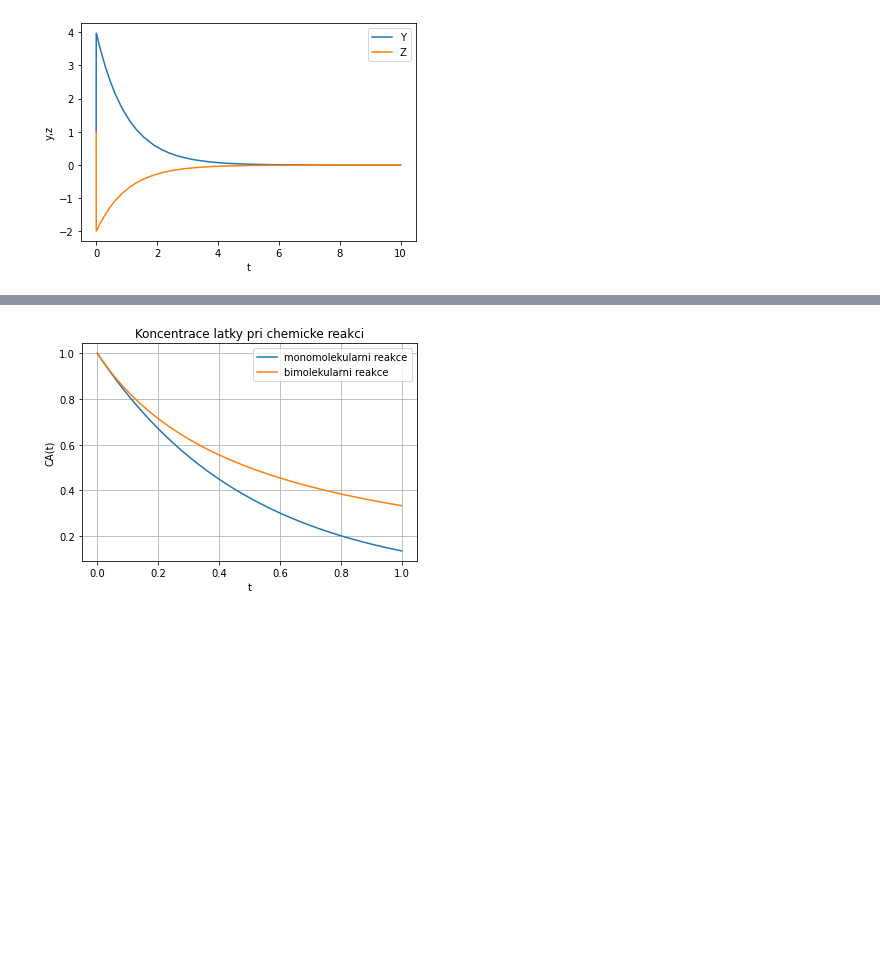
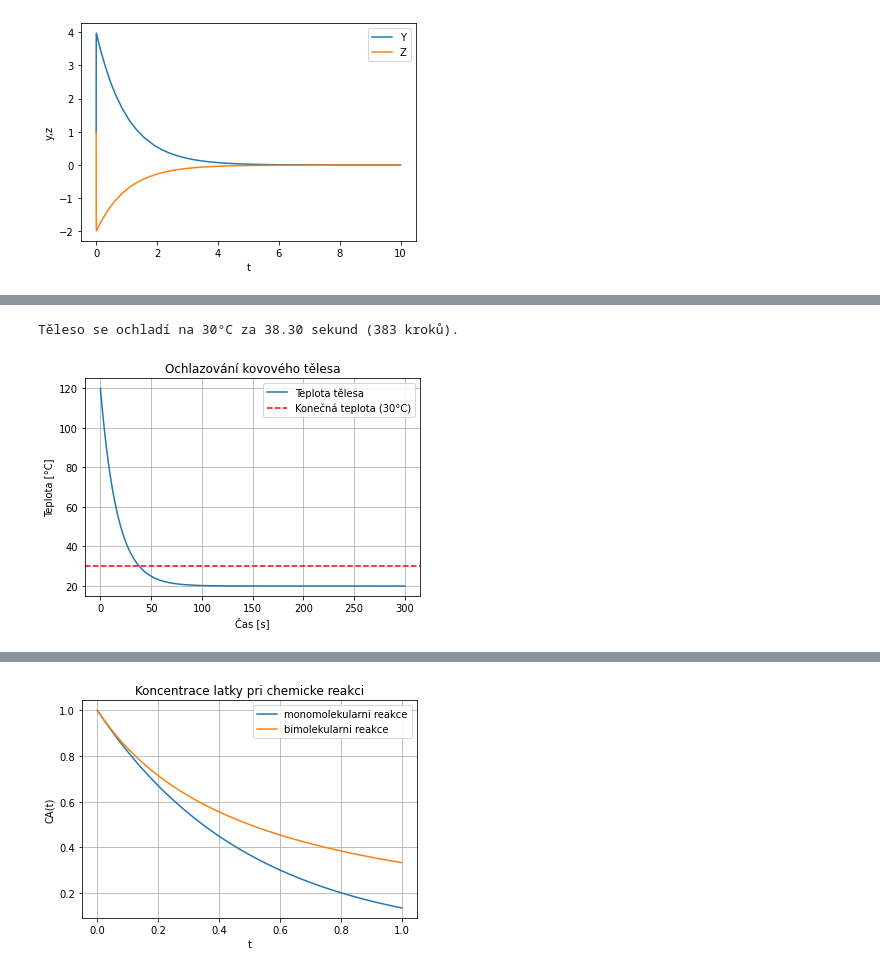
Before and after one commit to pkbcz/MSW2, a Jupyter notebook: 12 Diferencialni rovnice.ipynb, the cells around one changed output, grey strips where cells are left out. Cells and saved outputs as stored; diff of their text form; code cells hidden in the pictures; blank space fills up the shorter version.

```diff
--- a/12 Diferencialni rovnice.ipynb
+++ b/12 Diferencialni rovnice.ipynb
@@ -669,0 +727,47 @@ plt.show()
+# %%
+# Výpočet času pomocí Eulerovy metody
+t = 0       # Inicializace času, teploty a počtu kroků
+T = T_0
+steps = 0
+
+# Eulerova metoda pro numerické řešení diferenciální rovnice
+while T > T_f:
+    dTdt = -B * (T - T_p)
+    T += dTdt * dt
+    t += dt
+    steps += 1
+
+# Výsledky
+print(f"Těleso se ochladí na {T_f}°C za {t:.2f} sekund ({steps} kroků).")
+# %% [output]
+Těleso se ochladí na 30°C za 38.30 sekund (383 kroků).
+# %%
+# Vykreslení grafu pomocí Eulerovy metody (stejná úloha)
+import numpy as np
+import matplotlib.pyplot as plt
+
+t_max = 300     # Maximální čas [s]
+
+# Vytvoření pole časů
+times = np.arange(0, t_max, dt)
+
+# Inicializace pole teplot
+temperatures = np.zeros_like(times)
+temperatures[0] = T_0
+
+# Eulerova metoda pro výpočet teploty
+for i in range(1, len(times)):
+    dTdt = -B * (temperatures[i-1] - T_p)
+    temperatures[i] = temperatures[i-1] + dTdt * dt
+
+# Vykreslení vývoje teploty v čase
+plt.plot(times, temperatures, label='Teplota tělesa')
+plt.xlabel('Čas [s]')
+plt.ylabel('Teplota [°C]')
+plt.title('Ochlazování kovového tělesa')
+plt.axhline(T_f, color='red', linestyle='--', label=f'Konečná teplota ({T_f}°C)')
+plt.legend()
+plt.grid(True)
+plt.show()
+# %% [output]
+[figure, added]
```
Also changed, not shown: parts of 24 cells of this notebook, 43 other files.
